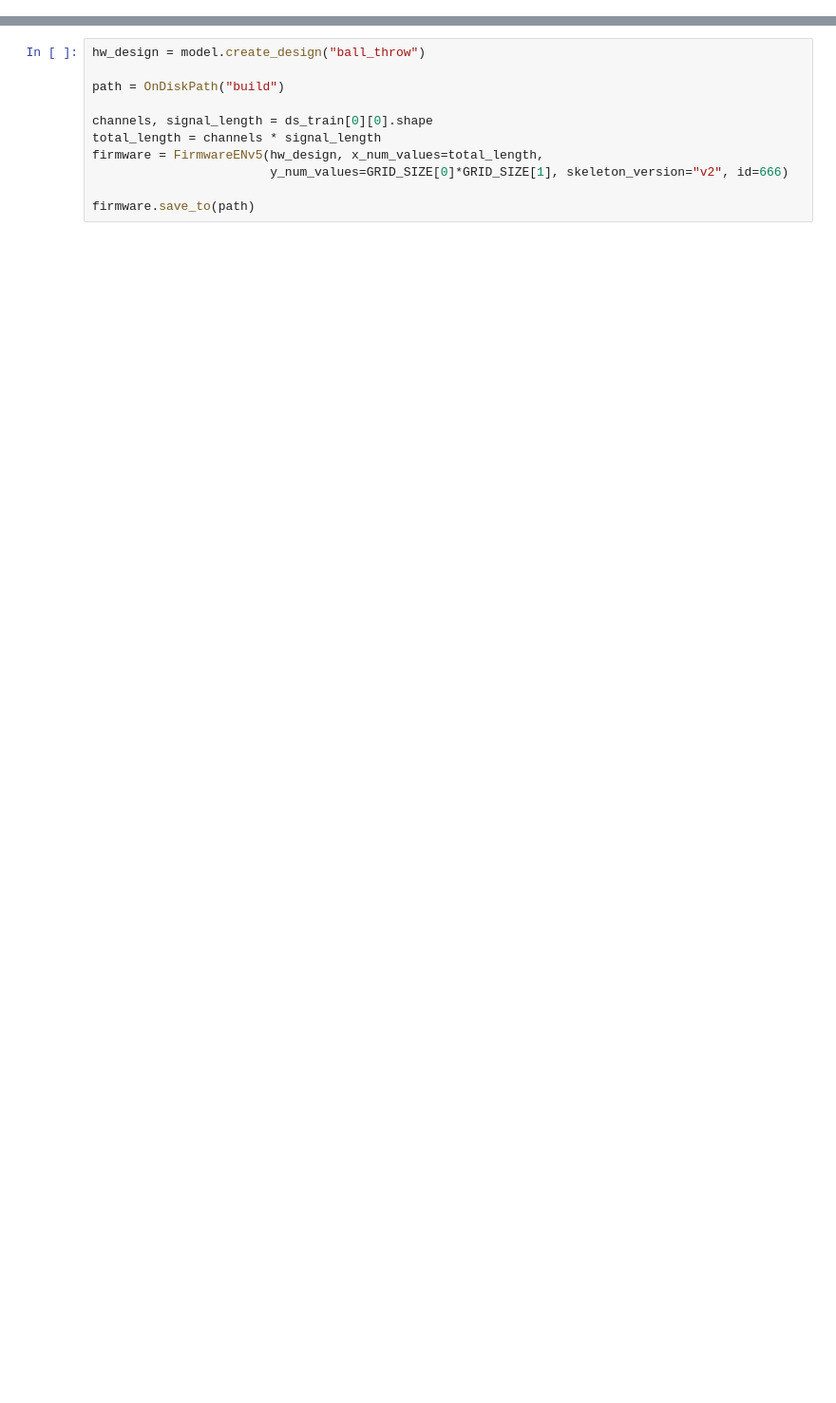
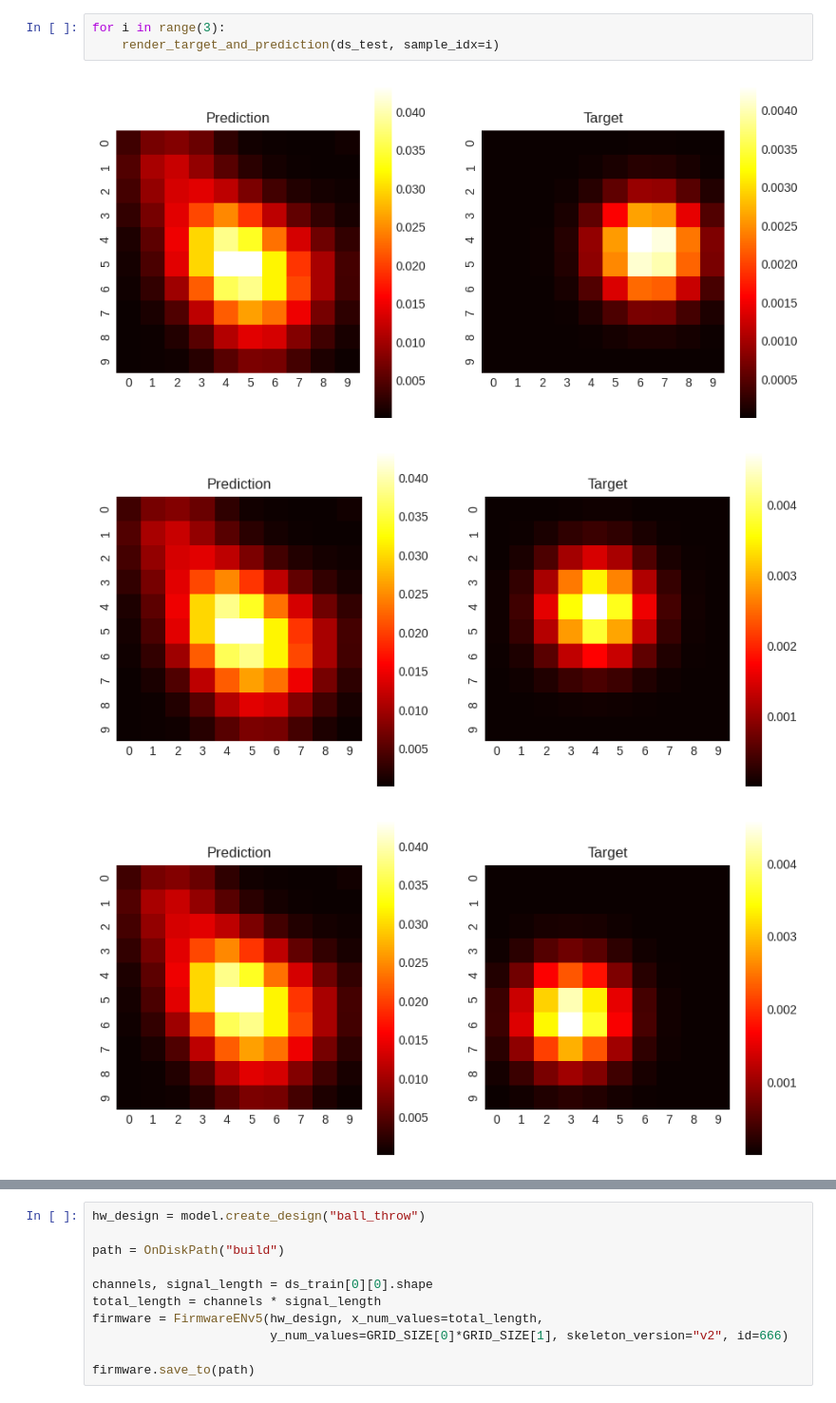
Before and after one commit to es-ude/BallChallenge, a Jupyter notebook: ml_resources/ball_challenge.ipynb, the cells around one changed output, grey strips where cells are left out. Shown at 95% size. Cells and saved outputs as stored; diff of their text form; blank space fills up the shorter version.

```diff
--- a/ml_resources/ball_challenge.ipynb
+++ b/ml_resources/ball_challenge.ipynb
@@ -104,0 +162,7 @@ sns.heatmap(mean_label.view(GRID_SIZE), square=True, cmap="hot")
+# %%
+for i in range(3):
+    render_target_and_prediction(ds_test, sample_idx=i)
+# %% [output]
+[figure, added]
+[figure, added]
+[figure, added]
```
Also changed, not shown: parts of 22 cells of this notebook.
